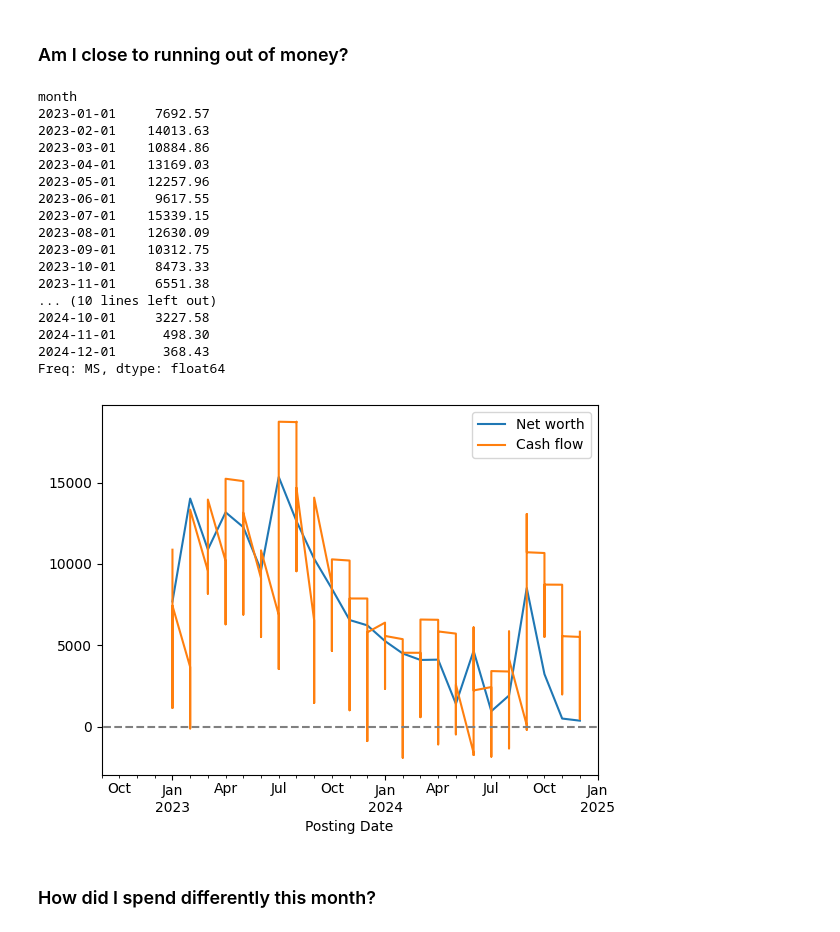
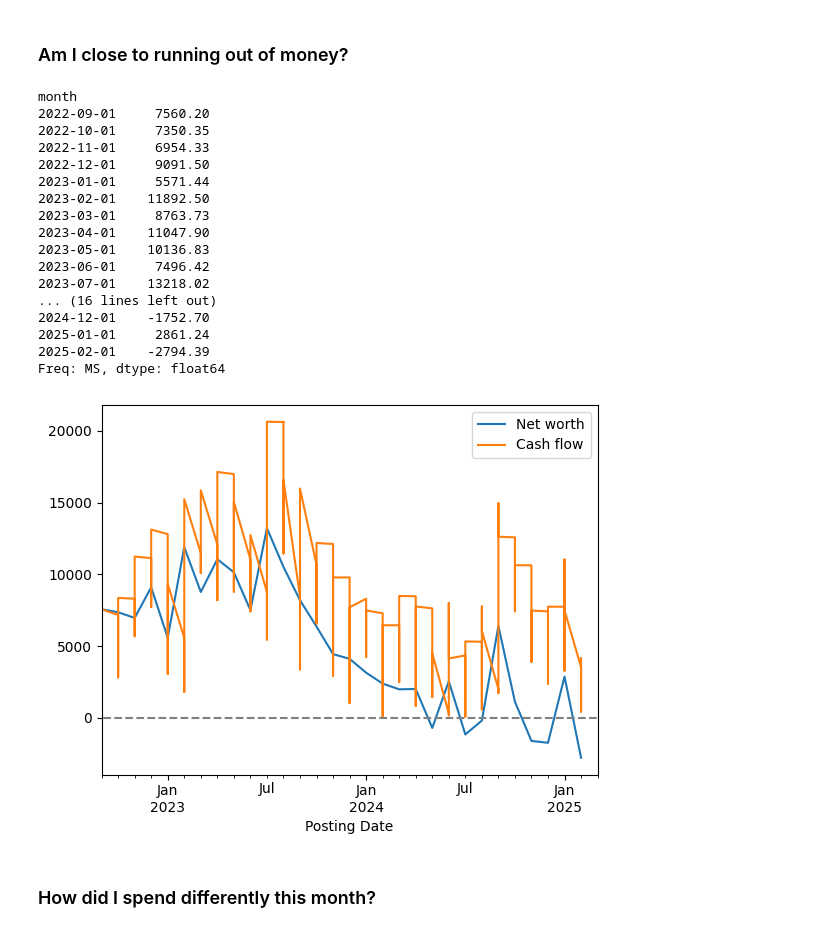
Before and after one commit to nglaze00/budget, a Jupyter notebook: expenses.ipynb, the cells around one changed output. Drawn from its saved outputs; the diff is of its cells as text; code cells hidden in the pictures.

```diff
--- a/expenses.ipynb
+++ b/expenses.ipynb
@@ -14,7 +17,7 @@ BONUS_THRESH = 4_000
 START_BALANCE = 10896.91
 
 START_YEAR, START_MONTH, START_DAY = 2022, 9, 1
-FINAL_YEAR, FINAL_MONTH, FINAL_DAY = 2024, 12, 31  # inclusive
+FINAL_YEAR, FINAL_MONTH, FINAL_DAY = 2025, 2, 28  # inclusive
 # %%
 def reformat_date(dash_date: str) -> str:  # from "yyyy-mm-dd" to "mm/dd/yyyy"
     yyyy, mm, dd = dash_date.split("-")
@@ -47,7 +50,20 @@ credit_df = credit_df.sort_values("Post Date", ascending=True, ignore_index=True
 credit_df = credit_df.rename({"Post Date": "Posting Date"}, axis="columns")
 credit_df["Posting Date"] = pd.to_datetime(credit_df["Posting Date"])
 
-checking_df = pd.read_csv("data\chase\Chase7113_Activity_20250104.CSV", index_col=False)
+checking_dfs = [
+    pd.read_csv(f"data/chase/Chase7113_Activity_20240619.csv", index_col=False),
+    pd.read_csv(f"data/chase/Chase7113_Activity_20250202.csv", index_col=False),
+    pd.read_csv(f"data/chase/Chase7113_Activity_20250314.csv", index_col=False),
+]
+
+checking_df = pd.concat(
+    [
+        checking_dfs[0],
+        checking_dfs[1].loc[pd.to_datetime(checking_dfs[1]["Posting Date"]) > pd.to_datetime("06-19-2024")],
+        checking_dfs[2].loc[pd.to_datetime(checking_dfs[2]["Posting Date"]) > pd.to_datetime("02-02-2025")],
+    ]
+)
+
 checking_df["Posting Date"] = pd.to_datetime(checking_df["Posting Date"])
 checking_df = checking_df.sort_values("Posting Date", ascending=True, ignore_index=True)
 
@@ -162,7 +162,6 @@ expense_df_prev_categories = (
     pd.read_csv("expense.csv", index_col=0)
     .sort_values(["Posting Date", "Description", "Amount"], inplace=False)
     .reset_index()
-    .drop(columns="level_0")
 )
 
 expense_df = (
@@ -173,23 +172,19 @@ expense_df = (
 )
 
 
-
 expense_df["Category"] = None
 expense_df_prev_categories = (
-
     expense_df_prev_categories.sort_values(["Posting Date", "Description", "Amount"], inplace=False)
     .reset_index()
-
     .drop(columns="level_0")
 )
-
 
 
 expense_df.loc[: len(expense_df_prev_categories), "Category"] = expense_df_prev_categories["Category"]
 del expense_df_prev_categories
 
 
-expense_df["Category"] = None
+# expense_df["Category"] = None
 # %%
 cat_instructions = """1. Bills
 2. Grocery
@@ -407,39 +400,39 @@ net_worth_df
 (START_BALANCE + net_worth_df.sum(axis=1).cumsum())
 # %% [output]
 month
-2023-01-01     7692.57
-2023-02-01    14013.63
-2023-03-01    10884.86
-2023-04-01    13169.03
-2023-05-01    12257.96
-2023-06-01     9617.55
-2023-07-01    15339.15
-2023-08-01    12630.09
-2023-09-01    10312.75
-2023-10-01     8473.33
-2023-11-01     6551.38
-... (10 lines left out)
-2024-10-01     3227.58
-2024-11-01      498.30
-2024-12-01      368.43
+2022-09-01     7560.20
+2022-10-01     7350.35
+2022-11-01     6954.33
+2022-12-01     9091.50
+2023-01-01     5571.44
+2023-02-01    11892.50
+2023-03-01     8763.73
+2023-04-01    11047.90
+2023-05-01    10136.83
+2023-06-01     7496.42
+2023-07-01    13218.02
+... (16 lines left out)
+2024-12-01    -1752.70
+2025-01-01     2861.24
+2025-02-01    -2794.39
 Freq: MS, dtype: float64
 # %%
 (START_BALANCE + net_worth_df.sum(axis=1).cumsum()).plot()
 (START_BALANCE + checking_df.groupby("Posting Date").Amount.sum().cumsum()).plot()
 plt.hlines(0, 0, 10000, colors="gray", linestyles="dashed")
 plt.legend(["Net worth", "Cash flow"])
 _ = plt.xlim(
     [
         datetime.datetime(day=START_DAY, month=START_MONTH, year=START_YEAR),
         datetime.datetime(
-            day=FINAL_DAY,
+            day=FINAL_DAY - 5,
             month=(FINAL_MONTH + 1) if FINAL_MONTH < 12 else 1,
             year=(FINAL_YEAR + 1 if FINAL_MONTH == 12 else FINAL_YEAR),
         ),
     ]
 )
 # %% [output]
-[figure, old version]
+[figure, new version]
 # %% [markdown]
 ### How did I spend differently this month?
 # %%
```
Also changed, not shown: parts of 11 cells of this notebook, 3 other files.
